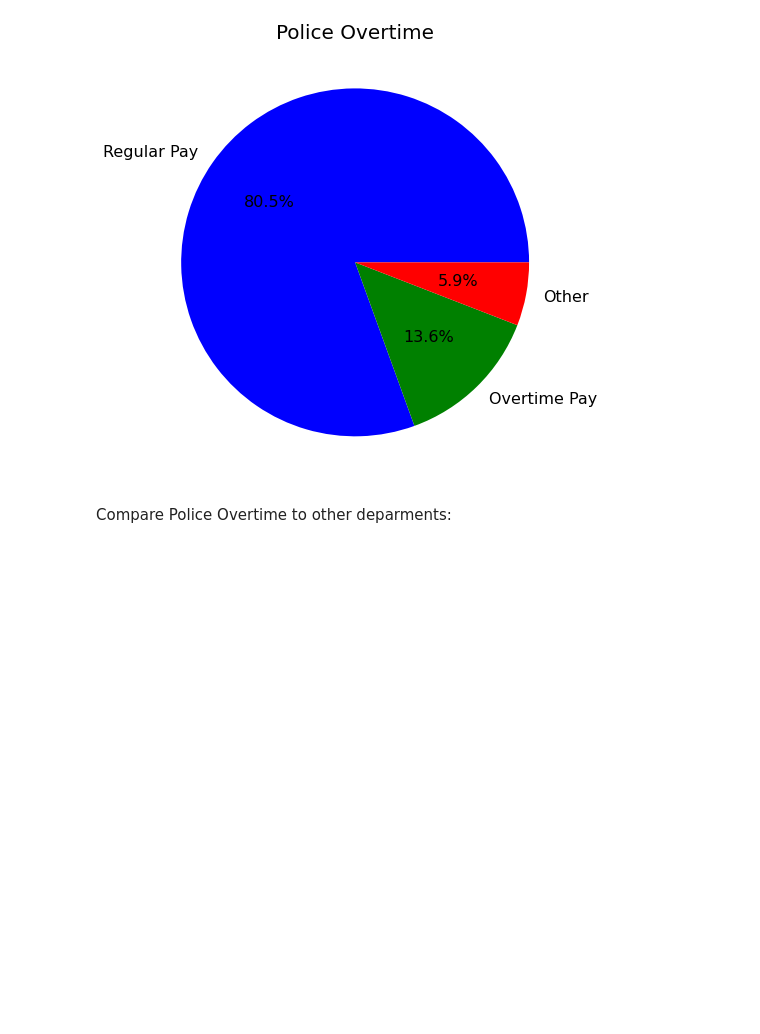
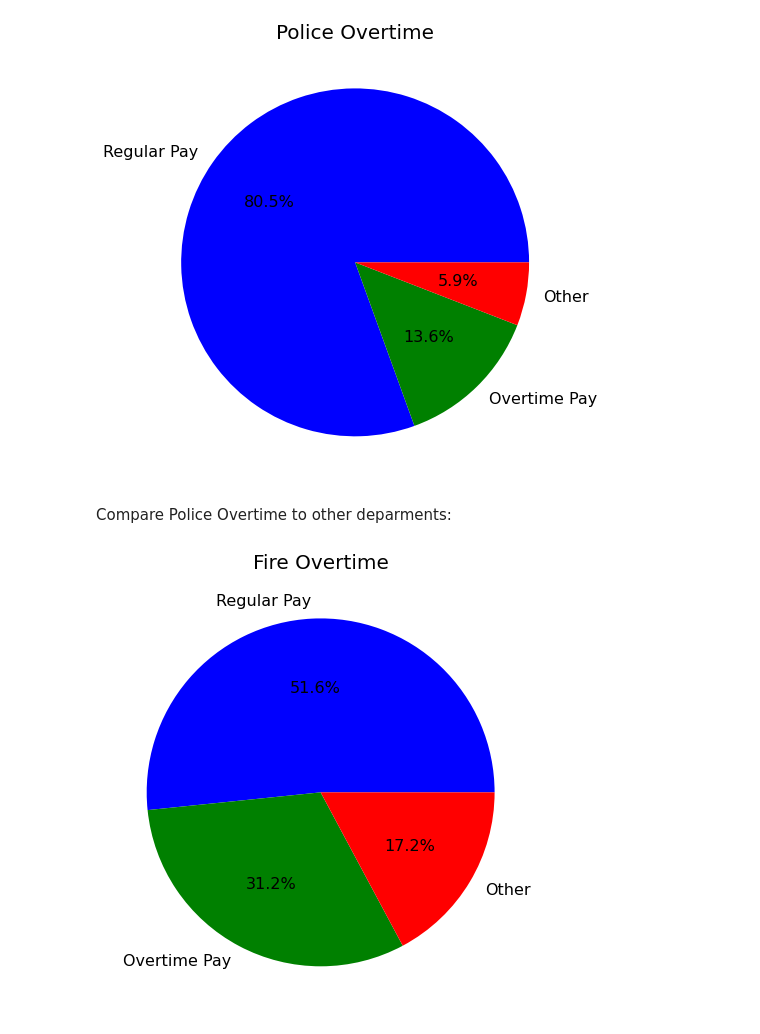
Before and after one commit to chrislockhartky/Data_1_Final, a Jupyter notebook: notebooks/SalaryData.ipynb, the cells around one changed output. Cells and saved outputs as stored; diff of their text form; code cells hidden in the pictures; blank space fills up the shorter version.

Commit message:
almost done. Simply need to rewrite the bar graph portion to use functions and be cleaner.

```diff
--- a/notebooks/SalaryData.ipynb
+++ b/notebooks/SalaryData.ipynb
@@ -62,3 +61,8 @@ PayPie(LMPDPie, "Police Overtime")
 [figure]
 # %% [markdown]
 Compare Police Overtime to other deparments:
+# %%
+FirePie=OvertimeCalc(df,"Louisville Fire")
+PayPie(FirePie, "Fire Overtime")
+# %% [output]
+[figure, added]
```
Also changed, not shown: parts of 5 cells of this notebook.
